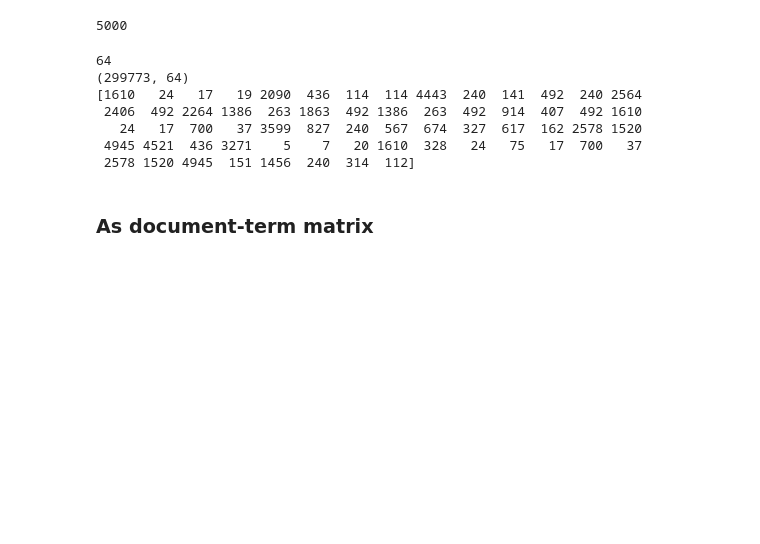
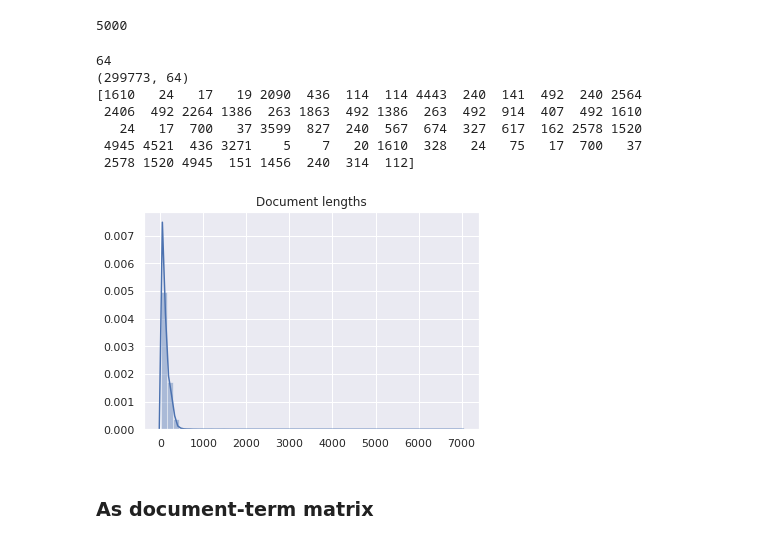
Before and after one commit to DL-2020-Shakespeare/DL-2020-Shakespeare, a Jupyter notebook: text_project.ipynb, the cells around one changed output. Drawn from its saved outputs; the diff is of its cells as text; code cells hidden in the pictures; blank space fills up the shorter version.

```diff
--- a/text_project.ipynb
+++ b/text_project.ipynb
@@ -7,8 +7,10 @@ from multiprocessing import cpu_count
 
 warnings.filterwarnings("ignore")
 
+import matplotlib.pyplot as plt
 import numpy as np
 import pandas as pd
+import seaborn as sns
 import tensorflow as tf
 from gensim.models import Word2Vec
 from IPython.display import display
@@ -29,6 +31,7 @@ import data
 import preprocessing
 
 seed = 42
+sns.set()
 
 def reset_seed():
     os.environ["PYTHONHASHSEED"] = str(seed)
@@ -66,13 +69,13 @@ Toronto stocks end higher after volatile session. CHANGE
 ## Preprocessing the documents
 # %%
 with open("train/preprocessed_docs_lemmatized_no_sw.pkl", "rb") as f:
-    preprocessed_docs = pickle.load(f)
+    preprocessed_train_docs = pickle.load(f)
 
-# preprocessed_docs = preprocessing.preprocess_corpus(original_docs)
+# preprocessed_train_docs = preprocessing.preprocess_corpus(train_docs)
 # with open("train/preprocessed_docs.pkl", "wb") as f:
-#     pickle.dump(preprocessed_docs, f)
+#     pickle.dump(preprocessed_train_docs, f)
 
-print(preprocessed_docs[2])
+print(preprocessed_train_docs[2])
 # %% [output]
 toronto stock end high volatile session change change tse 5900.37 +50.15 hi 5900.37 lo 5840.29 dji 6611.05 +27.57 gold london us$ 350.00 +1.90 ftse100 4248.10 -64.80 gold ny comex us$ 354.80 +0.70 nik ...
 # %% [markdown]
@@ -83,3 +83,6 @@ n_vocabulary = 5000
+# %%
+docs = preprocessed_train_docs # choose between original and preprocessed versions
+n_vocabulary = 5000
 # %% [markdown]
 ### As token index sequences
 # %%
@@ -96,23 +99,28 @@ print(n_vocabulary)
 # %% [output]
 5000
 # %%
+sequences = tokenizer.texts_to_sequences(docs)
+sequence_lengths = [len(s) for s in sequences]
 if n_sequence is None:
-    n_sequence = max([len(doc) for doc in docs])
-
-sequences = tokenizer.texts_to_sequences(docs)
+    n_sequence = max(sequence_lengths)
 sequences = pad_sequences(sequences, maxlen=n_sequence, padding="post", truncating="post")
 
 print(n_sequence)
 print(sequences.shape)
 print(sequences[2])
+
+sns.distplot(sequence_lengths)
+plt.title("Document lengths")
+plt.show()
 # %% [output]
 64
 (299773, 64)
 [1610   24   17   19 2090  436  114  114 4443  240  141  492  240 2564
  2406  492 2264 1386  263 1863  492 1386  263  492  914  407  492 1610
    24   17  700   37 3599  827  240  567  674  327  617  162 2578 1520
  4945 4521  436 3271    5    7   20 1610  328   24   75   17  700   37
  2578 1520 4945  151 1456  240  314  112]
+[figure, added]
 # %% [markdown]
 ### As document-term matrix
 # %%
```
Also changed, not shown: parts of 8 cells of this notebook.
